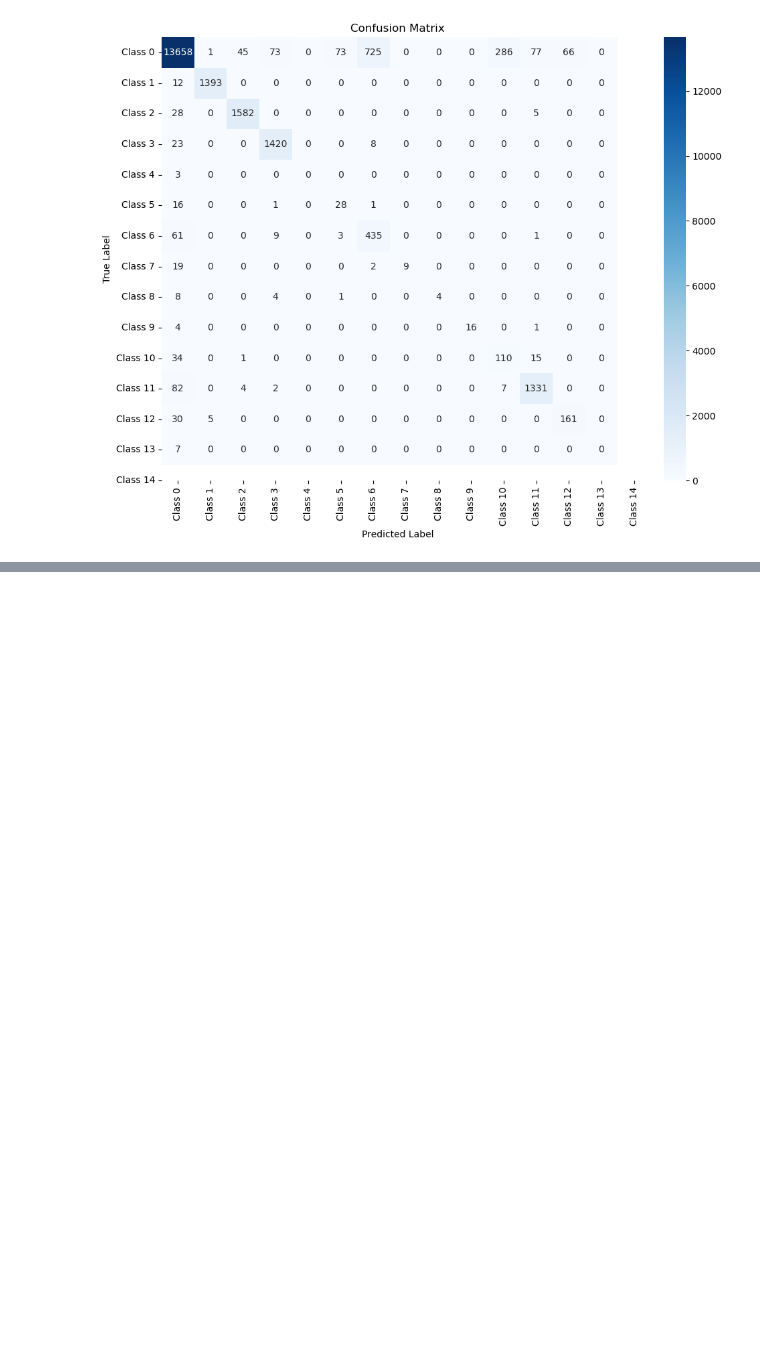
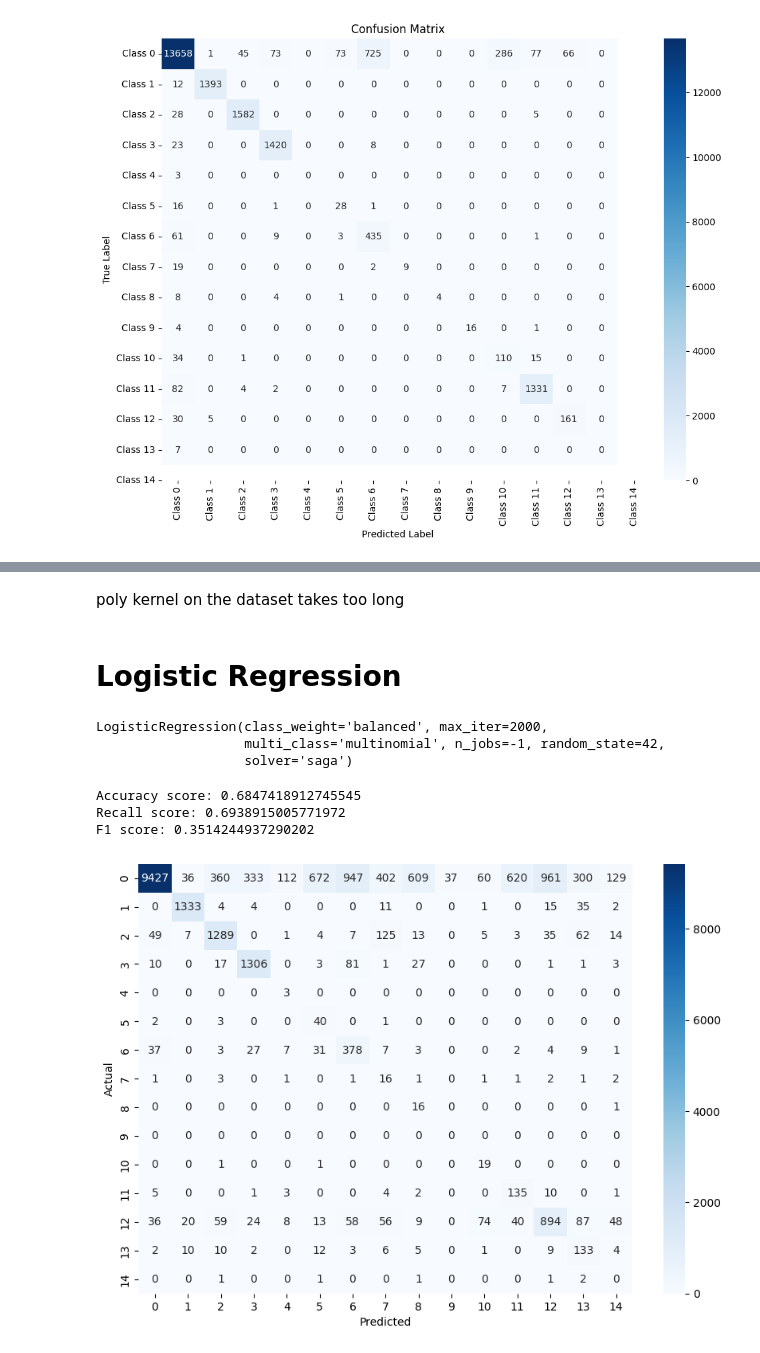
Before and after one commit to Azat228/ECG_Classification_for_Arrhythmia_Detection, a Jupyter notebook: Project_code.ipynb, the cells around one changed output, grey strips where cells are left out. Saved outputs shown, nothing was run; the diff lists cells and outputs as text; code cells hidden in the pictures; blank space fills up the shorter version.

```diff
--- a/Project_code.ipynb
+++ b/Project_code.ipynb
@@ -592,0 +661,38 @@ weighted avg      0.948     0.920     0.930     21890
+# %% [markdown]
+poly kernel on the dataset takes too long
+# %% [markdown]
+<h1>Logistic Regression</h1>
+# %%
+lr_model = LogisticRegression(
+    multi_class='multinomial', # Handles multiple classes
+    class_weight='balanced',   # Adjusts for imbalanced data
+    solver='saga',             # A good solver for large datasets
+    max_iter=2000,             # Increased to ensure convergence
+    random_state=42,
+    n_jobs=-1                  # Use all available CPU cores
+)
+# %%
+lr_model.fit(x_train_reduced, np.argmax(y_train_reduced, axis=1))
+# %% [output]
+LogisticRegression(class_weight='balanced', max_iter=2000,
+                   multi_class='multinomial', n_jobs=-1, random_state=42,
+                   solver='saga')
+# %%
+y_pred_val_lr = lr_model.predict(x_val_raw)
+y_pred_test_lr = lr_model.predict(x_test_raw)
+# %%
+#confusion matrix validation
+print("Accuracy score:", accuracy_score(y_val_single, y_pred_val_lr))
+print("Recall score:", recall_score(y_val_single, y_pred_val_lr, average='macro')) # macro is used bc it gives the same importance for classes with less samples
+print("F1 score:", f1_score(y_val_single, y_pred_val_lr, average='macro'))
+conf = confusion_matrix(y_val_single, y_pred_val_lr)
+plt.figure(figsize=(10,7))
+sns.heatmap(conf, annot=True, fmt='d', cmap='Blues')
+plt.xlabel('Predicted')
+plt.ylabel('Actual')
+plt.show()
+# %% [output]
+Accuracy score: 0.6847418912745545
+Recall score: 0.6938915005771972
+F1 score: 0.3514244937290202
+[figure, added]
```
Also changed, not shown: parts of 26 cells of this notebook.
